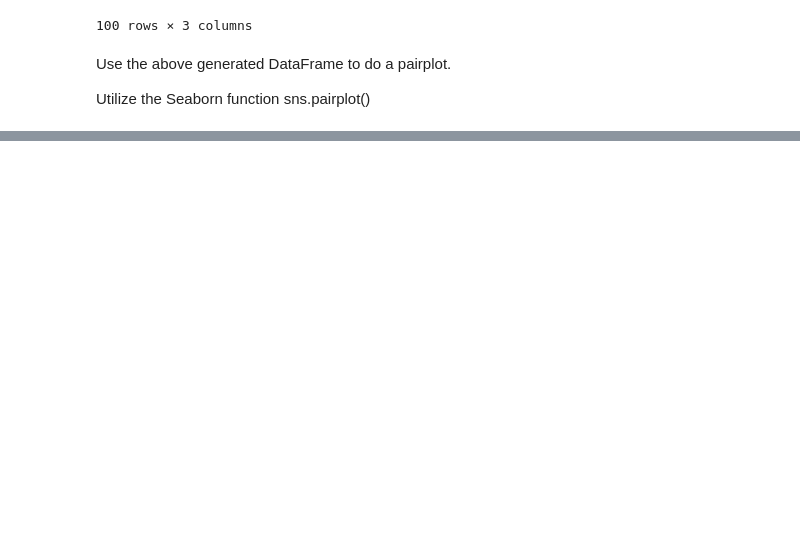
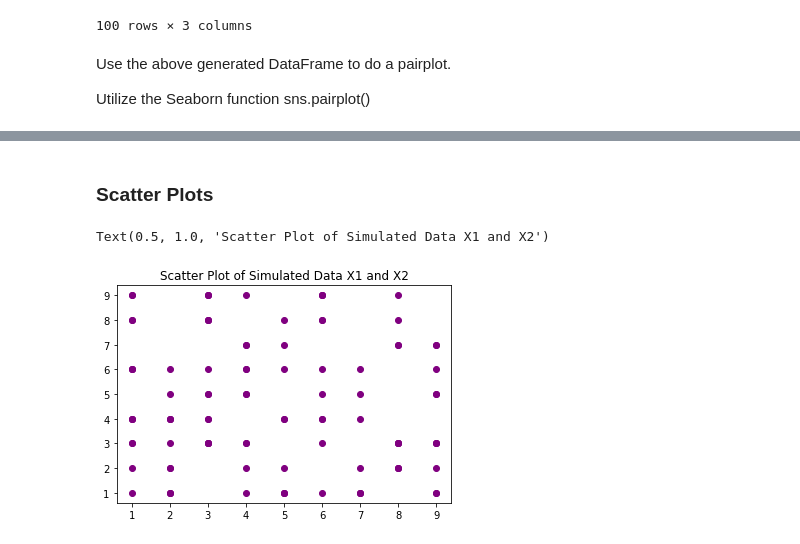
Before and after one commit to lcipolina/ML_Fundamentals, a Jupyter notebook: Exercise_Set_1a.ipynb, the cells around one changed output, grey strips where cells are left out. Drawn from its saved outputs; the diff is of its cells as text; code cells hidden in the pictures; blank space fills up the shorter version.

```diff
--- a/Exercise_Set_1a.ipynb
+++ b/Exercise_Set_1a.ipynb
@@ -113,0 +113,8 @@ plt.show()
+# %% [markdown]
+### Scatter Plots
+# %%
+plt.scatter(df['X1'], df['X2'], c='purple')
+plt.title('Scatter Plot of Simulated Data X1 and X2')
+# %% [output]
+Text(0.5, 1.0, 'Scatter Plot of Simulated Data X1 and X2')
+[figure, added]
```
Also changed, not shown: parts of 9 cells of this notebook.
